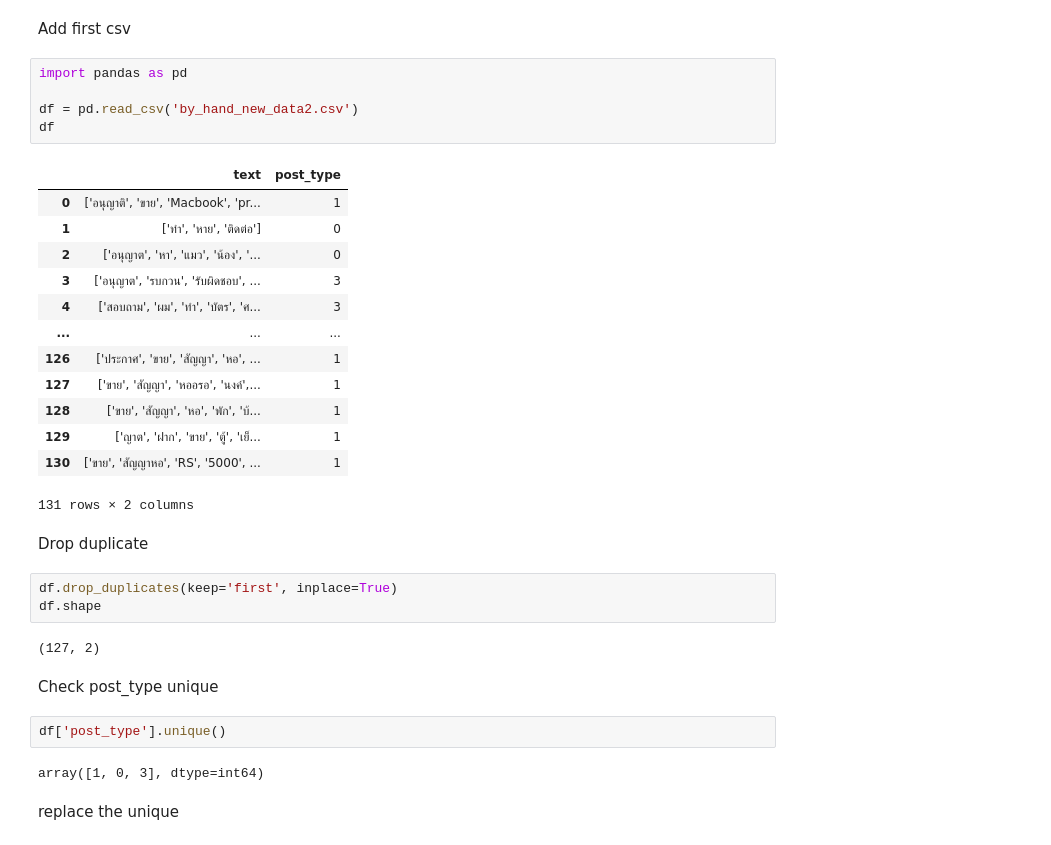
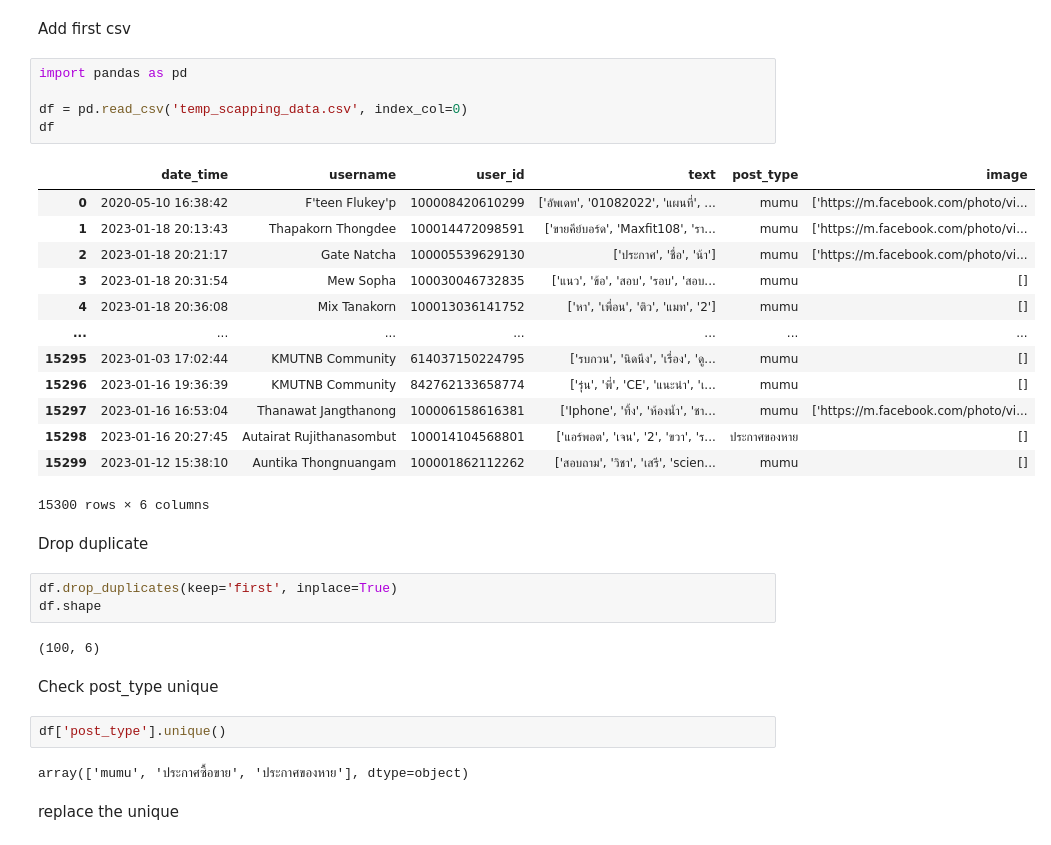
Before and after one commit to MolaOrangeFish/scrap_facebook_linux, a Jupyter notebook: prepare_dataset/FacebookScrapPreparedata.ipynb, the cells around one changed output. Cells and saved outputs as stored; diff of their text form.

```diff
--- a/prepare_dataset/FacebookScrapPreparedata.ipynb
+++ b/prepare_dataset/FacebookScrapPreparedata.ipynb
@@ -3,35 +3,35 @@ Add first csv
 # %%
 import pandas as pd
 
-df = pd.read_csv('by_hand_new_data2.csv')
+df = pd.read_csv('temp_scapping_data.csv', index_col=0)
 df
 # %% [output]
-|  | text | post_type |
-| 0 | ['อนุญาติ', 'ขาย', 'Macbook', 'pr... | 1 |
-| 1 | ['ทำ', 'หาย', 'ติดต่อ'] | 0 |
-| 2 | ['อนุญาต', 'หา', 'แมว', 'น้อง', '... | 0 |
-| 3 | ['อนุญาต', 'รบกวน', 'รับผิดชอบ', ... | 3 |
-| 4 | ['สอบถาม', 'ผม', 'ทำ', 'บัตร', 'ศ... | 3 |
-| ... | ... | ... |
-| 126 | ['ประกาศ', 'ขาย', 'สัญญา', 'หอ', ... | 1 |
-| 127 | ['ขาย', 'สัญญา', 'หออรอ', 'นงค์',... | 1 |
-| 128 | ['ขาย', 'สัญญา', 'หอ', 'พัก', 'บ้... | 1 |
-| 129 | ['ญาต', 'ฝาก', 'ขาย', 'ตู้', 'เย็... | 1 |
-| 130 | ['ขาย', 'สัญญาหอ', 'RS', '5000', ... | 1 |
+|  | date_time | username | user_id | text | post_type | image |
+| 0 | 2020-05-10 16:38:42 | F'teen Flukey'p | 100008420610299 | ['อัพเดท', '01082022', 'แผนที่', ... | mumu | ['https://m.facebook.com/photo/vi... |
+| 1 | 2023-01-18 20:13:43 | Thapakorn Thongdee | 100014472098591 | ['ขายคีย์บอร์ด', 'Maxfit108', 'รา... | mumu | ['https://m.facebook.com/photo/vi... |
+| 2 | 2023-01-18 20:21:17 | Gate Natcha | 100005539629130 | ['ประกาศ', 'ชื่อ', 'น้า'] | mumu | ['https://m.facebook.com/photo/vi... |
+| 3 | 2023-01-18 20:31:54 | Mew Sopha | 100030046732835 | ['แนว', 'ข้อ', 'สอบ', 'รอบ', 'สอบ... | mumu | [] |
+| 4 | 2023-01-18 20:36:08 | Mix Tanakorn | 100013036141752 | ['หา', 'เพื่อน', 'ติว', 'แมท', '2'] | mumu | [] |
+| ... | ... | ... | ... | ... | ... | ... |
+| 15295 | 2023-01-03 17:02:44 | KMUTNB Community | 614037150224795 | ['รบกวน', 'นิดนึง', 'เรื่อง', 'ดู... | mumu | [] |
+| 15296 | 2023-01-16 19:36:39 | KMUTNB Community | 842762133658774 | ['รุ่น', 'พี่', 'CE', 'แนะนำ', 'เ... | mumu | [] |
+| 15297 | 2023-01-16 16:53:04 | Thanawat Jangthanong | 100006158616381 | ['Iphone', 'ทิ้ง', 'ห้องน้ำ', 'ชา... | mumu | ['https://m.facebook.com/photo/vi... |
+| 15298 | 2023-01-16 20:27:45 | Autairat Rujithanasombut | 100014104568801 | ['แอร์พอต', 'เจน', '2', 'ขวา', 'ร... | ประกาศของหาย | [] |
+| 15299 | 2023-01-12 15:38:10 | Auntika Thongnuangam | 100001862112262 | ['สอบถาม', 'วิชา', 'เสรี', 'scien... | mumu | [] |
-131 rows × 2 columns
+15300 rows × 6 columns
 # %% [markdown]
 Drop duplicate
 # %%
 df.drop_duplicates(keep='first', inplace=True)
 df.shape
 # %% [output]
-(127, 2)
+(100, 6)
 # %% [markdown]
 Check post_type unique
 # %%
 df['post_type'].unique()
 # %% [output]
-array([1, 0, 3], dtype=int64)
+array(['mumu', 'ประกาศซื้อขาย', 'ประกาศของหาย'], dtype=object)
 # %% [markdown]
 replace the unique
 # %%
```
Also changed, not shown: parts of 12 cells of this notebook, 10 other files.
